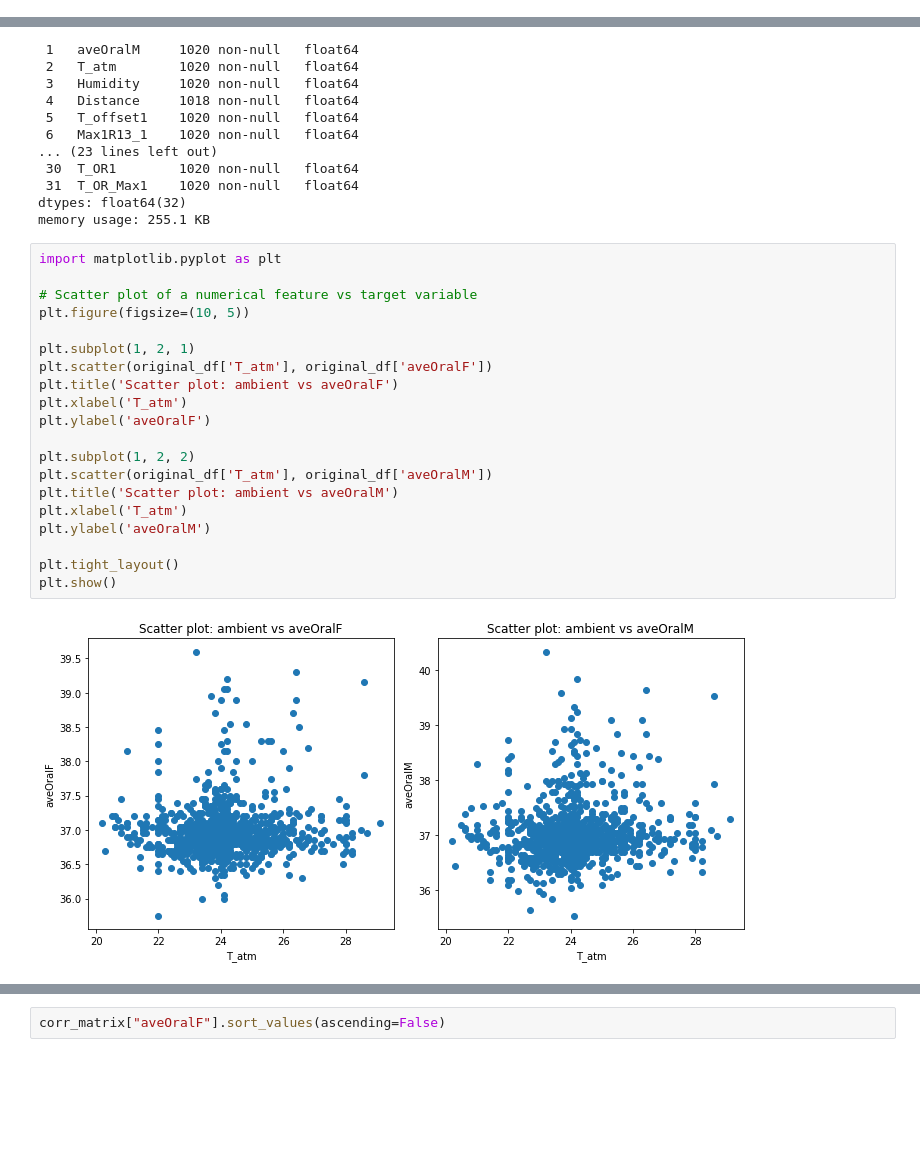
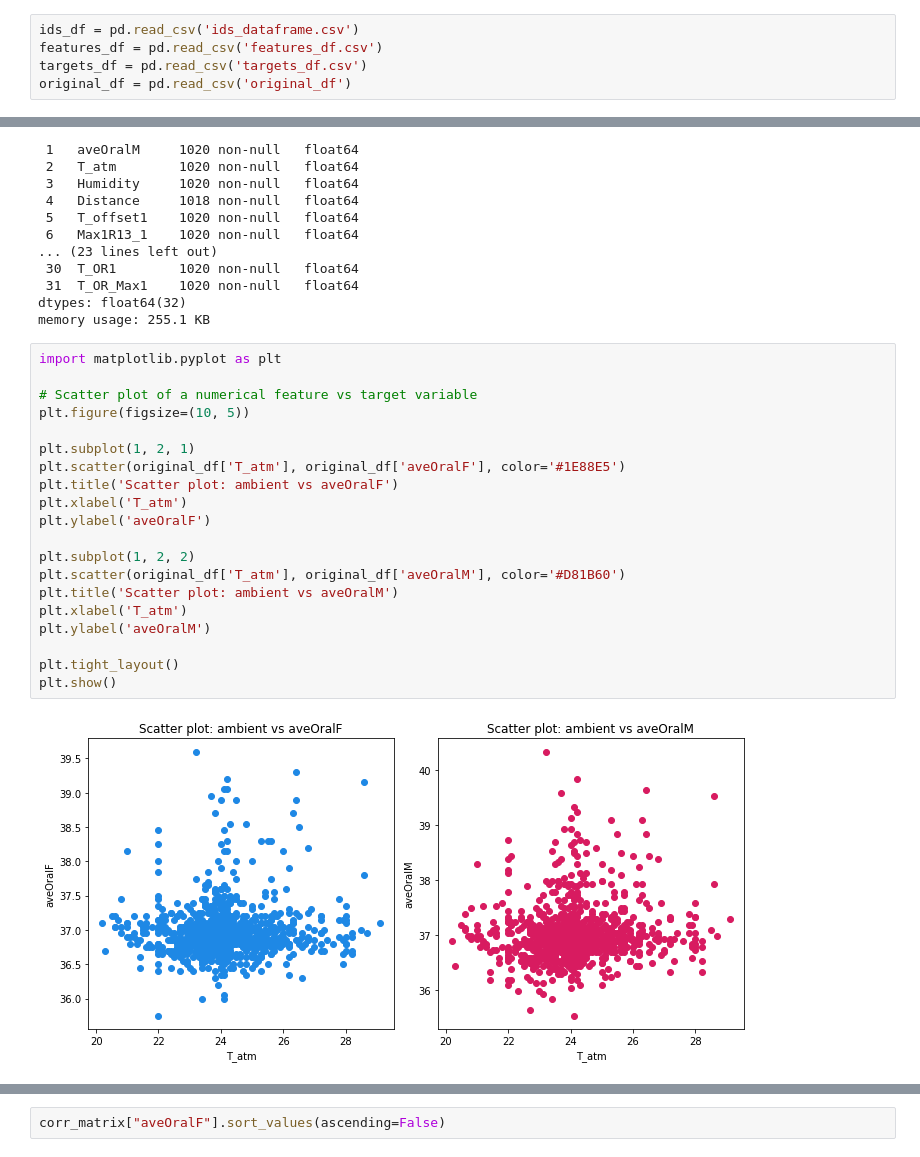
Before and after one commit to romthevacuousspider/Infrared-Thermography-Temperature-ML-coursework-1-, a Jupyter notebook: 1.ipynb, the cells around one changed output, grey strips where cells are left out. Saved outputs shown, nothing was run; the diff lists cells and outputs as text; blank space fills up the shorter version.

```diff
--- a/1.ipynb
+++ b/1.ipynb
@@ -141,3 +145,8 @@ Features DataFrame:
+# %%
+ids_df = pd.read_csv('ids_dataframe.csv')
+features_df = pd.read_csv('features_df.csv')
+targets_df = pd.read_csv('targets_df.csv')
+original_df = pd.read_csv('original_df')
 # %%
 targets_df
 # %% [output]
@@ -369,22 +439,22 @@ memory usage: 255.1 KB
 # %%
 import matplotlib.pyplot as plt
 
 # Scatter plot of a numerical feature vs target variable
 plt.figure(figsize=(10, 5))
 
 plt.subplot(1, 2, 1)
-plt.scatter(original_df['T_atm'], original_df['aveOralF'])
+plt.scatter(original_df['T_atm'], original_df['aveOralF'], color='#1E88E5')
 plt.title('Scatter plot: ambient vs aveOralF')
 plt.xlabel('T_atm')
 plt.ylabel('aveOralF')
 
 plt.subplot(1, 2, 2)
-plt.scatter(original_df['T_atm'], original_df['aveOralM'])
+plt.scatter(original_df['T_atm'], original_df['aveOralM'], color='#D81B60')
 plt.title('Scatter plot: ambient vs aveOralM')
 plt.xlabel('T_atm')
 plt.ylabel('aveOralM')
 
 plt.tight_layout()
 plt.show()
 # %% [output]
-[figure, old version]
+[figure, new version]
```
Also changed, not shown: parts of 49 cells of this notebook.
